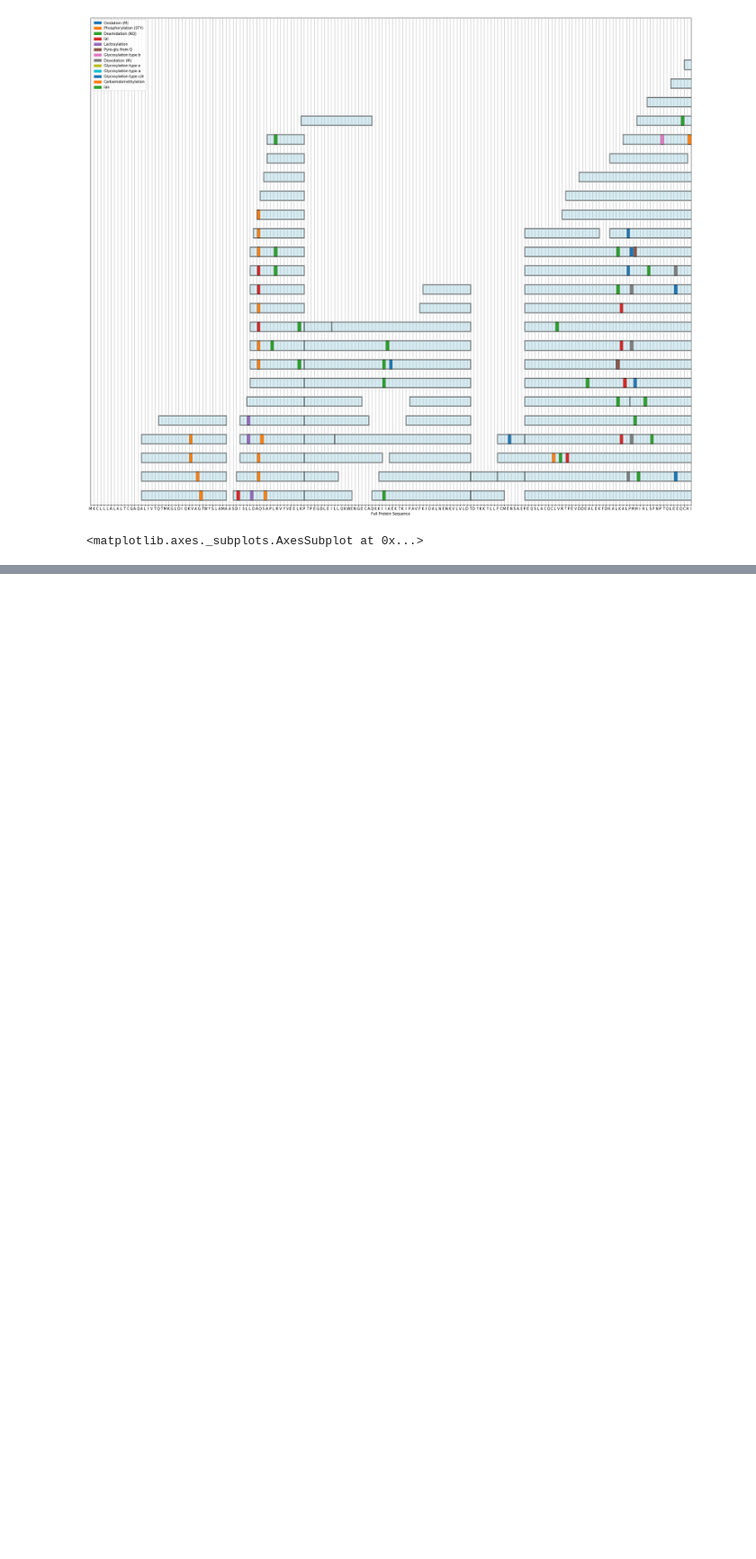
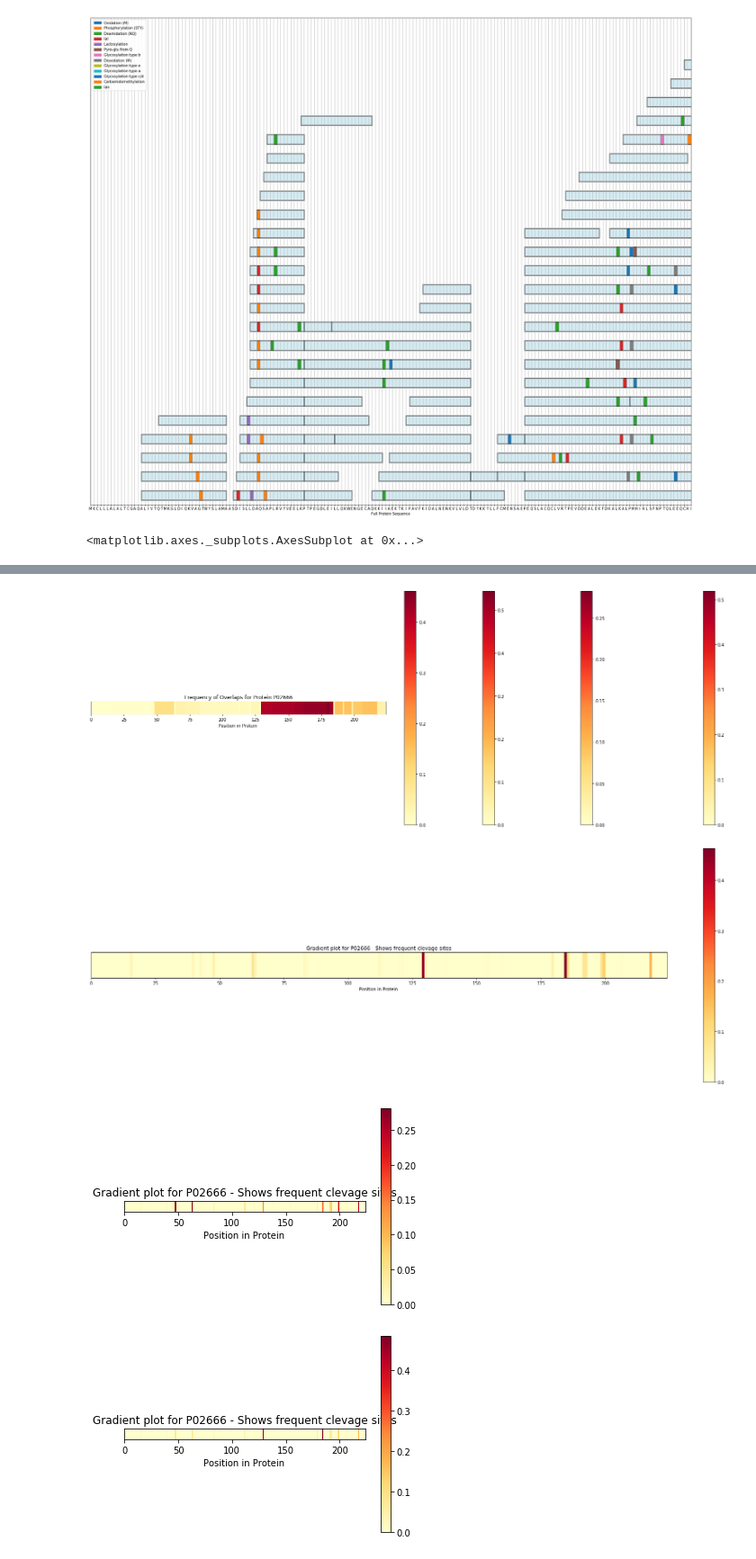
Before and after one commit to Munklinde96/Data_Visualization, a Jupyter notebook: viz_presentation4.ipynb, the cells around one changed output, grey strips where cells are left out. Shown at 90% size. Cells and saved outputs as stored; diff of their text form; code cells hidden in the pictures; blank space fills up the shorter version.

```diff
--- a/viz_presentation4.ipynb
+++ b/viz_presentation4.ipynb
@@ -114,0 +68,9 @@ plot_overlap_barchart2(df)
+# %%
+get_overlap_pixel_plot(lists, seq_list, "P02666")
+
+get_gradient_plot(lists, seq_list, "P02666")
+# %% [output]
+[figure, added]
+[figure, added]
+[figure, added]
+[figure, added]
```
Also changed, not shown: parts of 5 cells of this notebook, 2 other files.
